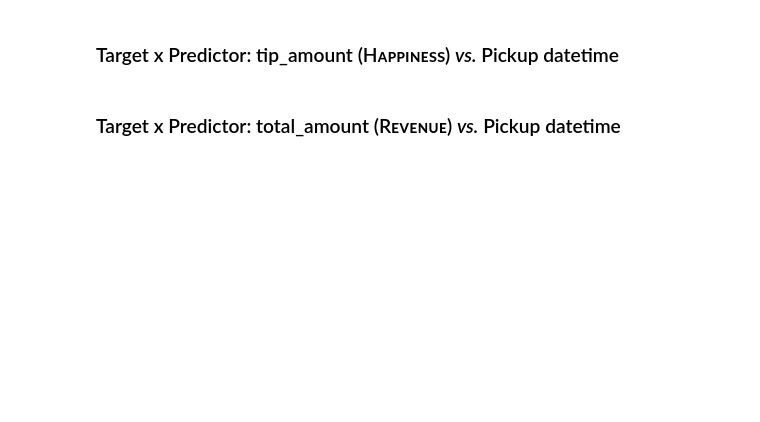
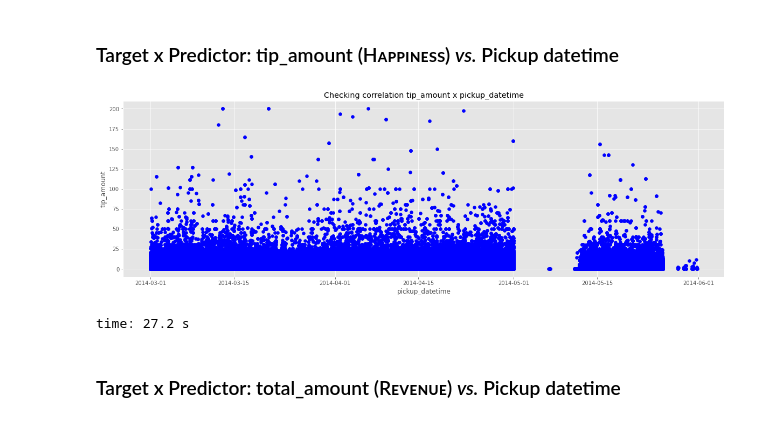
Before and after one commit to isis-santos-costa/99_Challenge, a Jupyter notebook: 99__EDA.ipynb, the cells around one changed output. Cells and saved outputs as stored; diff of their text form; code cells hidden in the pictures; blank space fills up the shorter version.

```diff
--- a/99__EDA.ipynb
+++ b/99__EDA.ipynb
@@ -557,14 +652,17 @@ plt.show()
 ### Target x Predictor: tip_amount (Hᴀᴘᴘɪɴᴇss) <i>vs.</i> Pickup datetime
 # %%
 # Checking correlation Happiness x Pickup datetime
-x, y = df['tip_amount'], df['pickup_datetime']
+x, y = df['pickup_datetime'], df['tip_amount']
 
 plt.figure(figsize=(20, 6))
 plt.scatter(x, y, c='blue')
 plt.title('Checking correlation '+ y.name + ' x '+ x.name)
 plt.xlabel(x.name)
 plt.ylabel(y.name)
 plt.show()
+# %% [output]
+[figure, added]
+time: 27.2 s
 # %% [markdown]
 ### Target x Predictor: total_amount (Rᴇᴠᴇɴᴜᴇ) <i>vs.</i> Pickup datetime
 # %%
```
Also changed, not shown: parts of 269 cells of this notebook.
